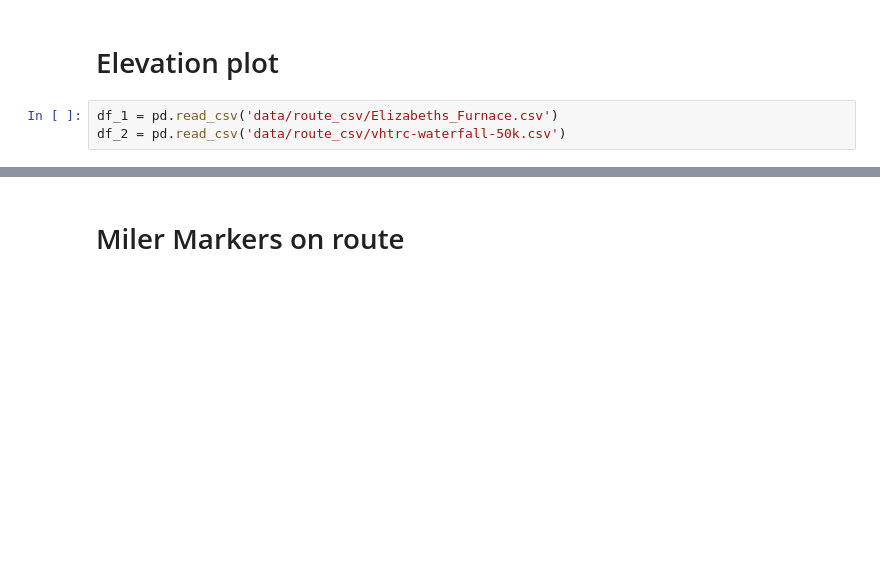
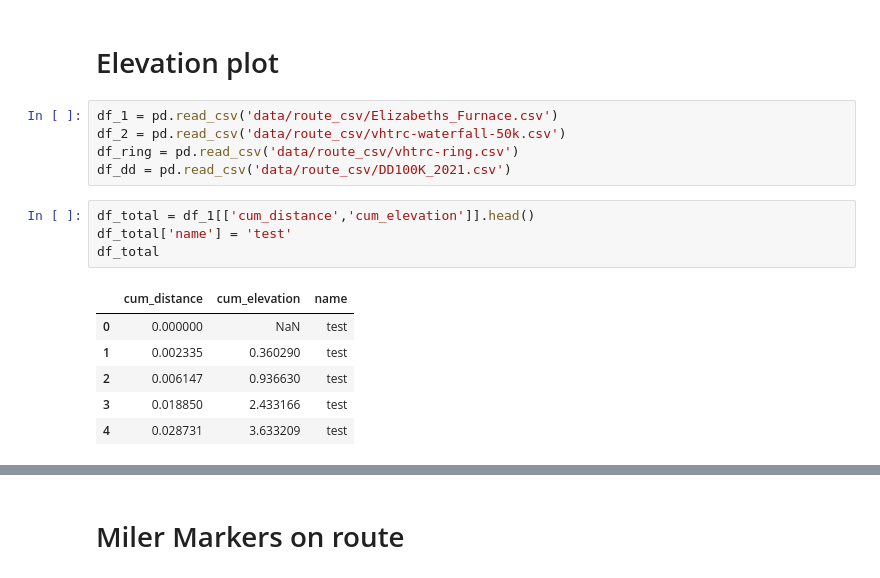
Before and after one commit to lrhf97/gpx_analysis, a Jupyter notebook: final_grade_analysis.ipynb, the cells around one changed output, grey strips where cells are left out. Cells and saved outputs as stored; diff of their text form; blank space fills up the shorter version.

```diff
--- a/final_grade_analysis.ipynb
+++ b/final_grade_analysis.ipynb
@@ -168,3 +171,16 @@ df_list
 # %%
 df_1 = pd.read_csv('data/route_csv/Elizabeths_Furnace.csv')
 df_2 = pd.read_csv('data/route_csv/vhtrc-waterfall-50k.csv')
+df_ring = pd.read_csv('data/route_csv/vhtrc-ring.csv')
+df_dd = pd.read_csv('data/route_csv/DD100K_2021.csv')
+# %%
+df_total = df_1[['cum_distance','cum_elevation']].head()
+df_total['name'] = 'test'
+df_total
+# %% [output]
+|  | cum_distance | cum_elevation | name |
+| 0 | 0.000000 | NaN | test |
+| 1 | 0.002335 | 0.360290 | test |
+| 2 | 0.006147 | 0.936630 | test |
+| 3 | 0.018850 | 2.433166 | test |
+| 4 | 0.028731 | 3.633209 | test |
```
Also changed, not shown: parts of 7 cells of this notebook, 1 other file.
